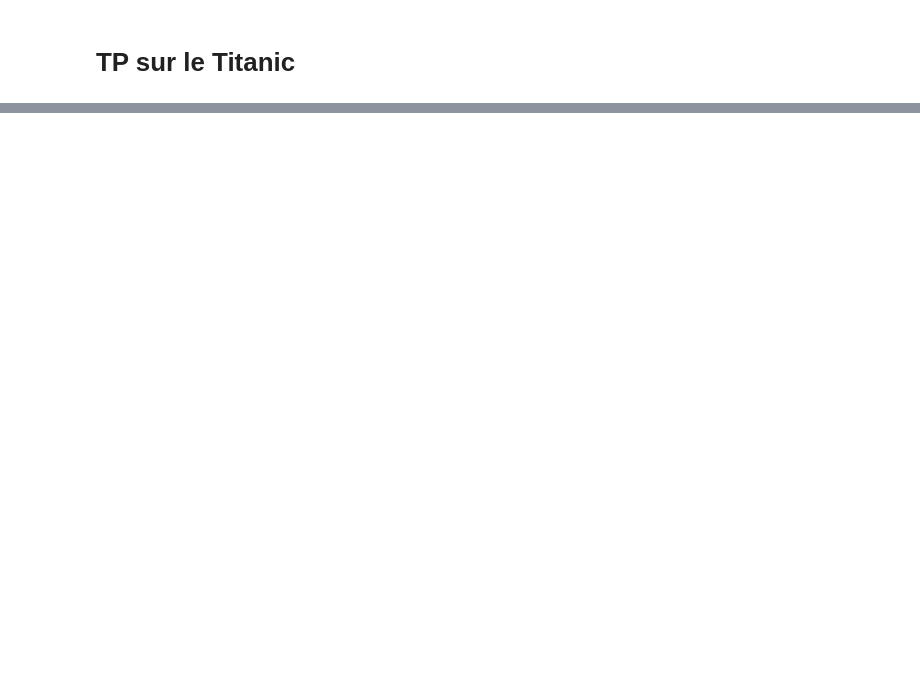
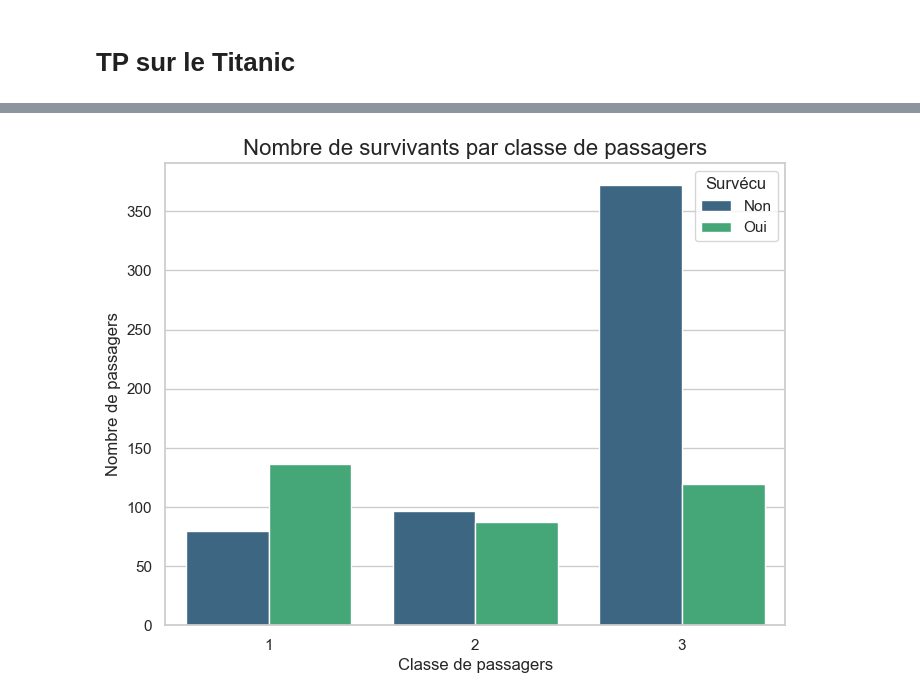
Before and after one commit to emilienbld/M1_Machine_Learning, a Jupyter notebook: regression_logisitque_titanic.ipynb, the cells around one changed output, grey strips where cells are left out. Saved outputs shown, nothing was run; the diff lists cells and outputs as text; code cells hidden in the pictures; blank space fills up the shorter version.

```diff
--- a/regression_logisitque_titanic.ipynb
+++ b/regression_logisitque_titanic.ipynb
@@ -263,0 +204,17 @@ print(df_encoded_cleaned.head())
+# %%
+# Importer les bibliothèques nécessaires
+import seaborn as sns
+import matplotlib.pyplot as plt
+
+# Créer un graphique montrant le nombre de survivants par classe
+plt.figure(figsize=(8, 6))
+sns.countplot(data=titanic_data, x='Pclass', hue='Survived', palette='viridis')
+
+# Ajouter un titre et des labels
+plt.title("Nombre de survivants par classe de passagers", fontsize=16)
+plt.xlabel("Classe de passagers", fontsize=12)
+plt.ylabel("Nombre de passagers", fontsize=12)
+plt.legend(title="Survécu", labels=["Non", "Oui"])
+plt.show()
+# %% [output]
+[figure, added]
```
Also changed, not shown: parts of 19 cells of this notebook.
